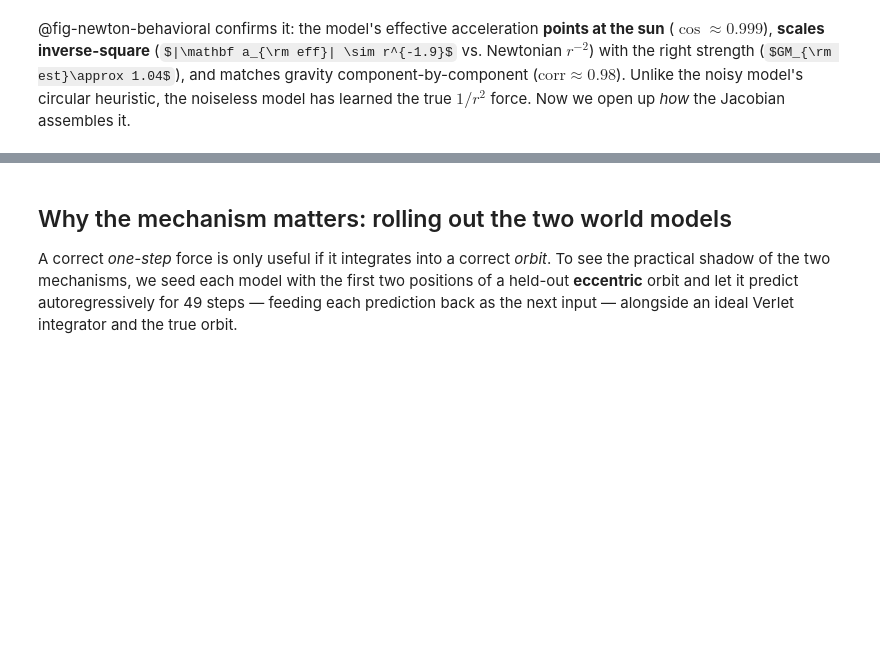
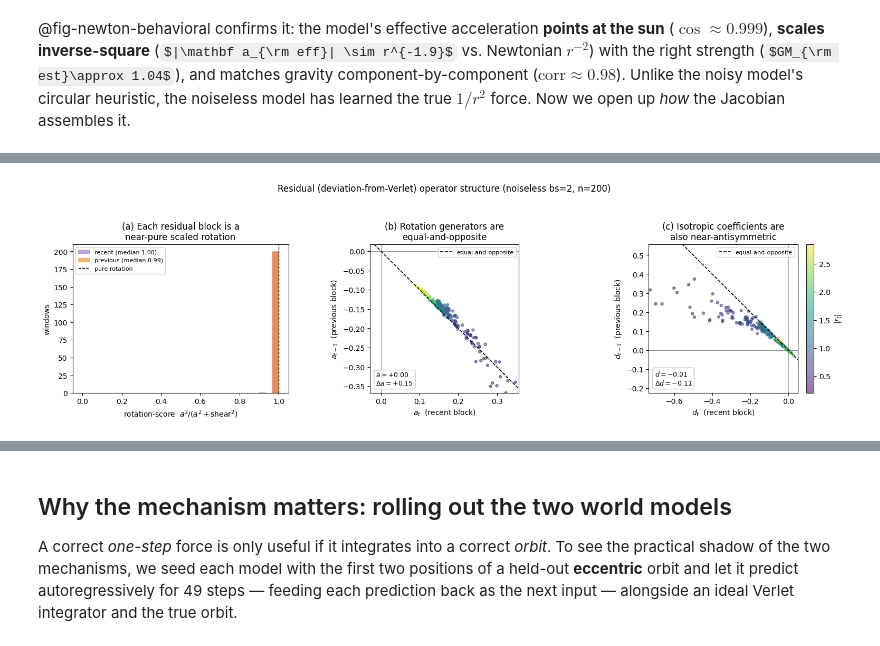
Before and after one commit to Arcadia-Science/world-model-orbits, a Jupyter notebook: index.ipynb, the cells around one changed output, grey strips where cells are left out. Drawn from its saved outputs; the diff is of its cells as text; code cells hidden in the pictures; some formulas as TeX source; blank space fills up the shorter version.

```diff
--- a/index.ipynb
+++ b/index.ipynb
@@ -816,0 +609,84 @@ Putting the two halves together, the short-context transformer solves the same n
+# %%
+#| label: fig-residual-coefficients
+#| fig-cap: "Operator structure of the noiseless deviation-from-Verlet blocks dJ (invariant coefficients only; no gravity projection). (a) The rotation-score a^2/(a^2+shear^2) per block is near 1, so each residual block is a near-pure scaled rotation (shear negligible). (b) The rotation generators of the two blocks lie on a_prev = -a_recent - equal-and-opposite, with common mode a-bar ~ 0. (c) The isotropic coefficients are also near-antisymmetric (d-bar ~ 0). In both, the two tokens' coefficients cancel in the common mode and survive in the difference: the residual is organised antisymmetrically across the pair, the natural form for an operator acting on the velocity r_t - r_{t-1}. Both scatters coloured by radius: coefficients grow toward small r (the 1/r^2 strengthening). A full channel-level decomposition of how this residual reconstructs the force is left to future work."
+#| code-fold: true
+I2 = np.eye(2)
+
+# ── deviation-from-Verlet blocks and their invariant coefficients ──
+dJr = all_blocks[:, T-1] - 2*I2       # recent  block minus Verlet weight +2 I
+dJp = all_blocks[:, T-2] + I2         # previous block minus Verlet weight -1 I
+w_match = NT.sample_orbit_windows(BLOCK_SIZE, N_WINDOWS, seed=SEED, offset=OFFSET)
+assert len(w_match) == len(all_blocks), f"{len(w_match)} vs {len(all_blocks)}"
+radius = np.linalg.norm(w_match[:, -1, :], axis=1)
+
+def coeffs(dJ):
+    d  = 0.5 * (dJ[:, 0, 0] + dJ[:, 1, 1])                 # isotropic (trace/2)
+    a  = 0.5 * (dJ[:, 1, 0] - dJ[:, 0, 1])                 # rotation generator (antisym)
+    od = 0.5 * (dJ[:, 0, 1] + dJ[:, 1, 0])                 # shear, 45-deg component
+    dd = 0.5 * (dJ[:, 0, 0] - dJ[:, 1, 1])                 # shear, axis-aligned component
+    score = a**2 / (a**2 + od**2 + dd**2 + 1e-30)
+    return d, a, score
+
+d_r, a_r, score_r = coeffs(dJr)
+d_p, a_p, score_p = coeffs(dJp)
+
+# common (bar) / differential (delta) modes, medians
+abar, adiff = np.median((a_r + a_p) / 2), np.median((a_r - a_p) / 2)
+dbar, ddiff = np.median((d_r + d_p) / 2), np.median((d_r - d_p) / 2)
+
+fig, axes = plt.subplots(1, 3, figsize=(15.5, 4.7))
+
+# (a) rotation-score histogram --------------------------------------------
+ax = axes[0]
+ax.hist(score_r, bins=30, range=(0, 1), color='tab:purple', alpha=.6,
+        label=f'recent (median {np.median(score_r):.2f})')
+ax.hist(score_p, bins=30, range=(0, 1), color='tab:orange', alpha=.6,
+        label=f'previous (median {np.median(score_p):.2f})')
+ax.axvline(1, color='k', ls='--', lw=1, label='pure rotation')
+ax.set_xlabel(r'rotation-score  $a^2/(a^2+\mathrm{shear}^2)$')
+ax.set_ylabel('windows')
+ax.set_title('(a) Each residual block is a\nnear-pure scaled rotation')
+ax.legend(fontsize=8, loc='upper left')
+
+# (b),(c) mirror scatters -------------------------------------------------
+def mirror_scatter(ax, cx, cy, title, sym, bar, diff, pct=99, pad=0.10):
+    # square box, snug to the data, centred on the cloud, origin kept in frame;
+    # equal aspect so the -45 deg (equal-and-opposite) line reads true
+    x0, x1 = np.percentile(cx, [100-pct, pct]); y0, y1 = np.percentile(cy, [100-pct, pct])
+    x0, x1 = min(x0, 0), max(x1, 0);            y0, y1 = min(y0, 0), max(y1, 0)
+    side = max(x1 - x0, y1 - y0) * (1 + pad)
+    cx0, cy0 = (x0 + x1) / 2, (y0 + y1) / 2
+    xL, xR = cx0 - side/2, cx0 + side/2; yB, yT = cy0 - side/2, cy0 + side/2
+
+    ax.axhline(0, color='gray', lw=.6); ax.axvline(0, color='gray', lw=.6)
+    span = np.linspace(min(xL, yB), max(xR, yT), 10)
+    ax.plot(span, -span, 'k--', lw=1.2, label='equal-and-opposite')
+    ax.scatter(cx, cy, s=13, alpha=.55, c=radius, cmap='viridis')
+    ax.set_xlim(xL, xR); ax.set_ylim(yB, yT); ax.set_aspect('equal')
+    ax.set_xlabel(fr'${sym}_t$  (recent block)')
+    ax.set_ylabel(fr'${sym}_{{t-1}}$  (previous block)')
+    ax.set_title(title)
+    ax.text(.04, .04, fr'$\bar{{{sym}}}={bar:+.2f}$' + '\n' + fr'$\Delta {sym}={diff:+.2f}$',
+            transform=ax.transAxes, fontsize=9, va='bottom',
+            bbox=dict(boxstyle='round', fc='white', ec='0.7', alpha=.8))
+    ax.legend(fontsize=8, loc='upper right')
+
+mirror_scatter(axes[1], a_r, a_p,
+               '(b) Rotation generators are\nequal-and-opposite', 'a', abar, adiff)
+mirror_scatter(axes[2], d_r, d_p,
+               '(c) Isotropic coefficients are\nalso near-antisymmetric', 'd', dbar, ddiff)
+
+# one shared colorbar (radius) for the two scatters
+sc = axes[2].collections[0]
+fig.colorbar(sc, ax=axes[2], fraction=.046, pad=.04, label=r'$|r_t|$')
+
+fig.suptitle(f'Residual (deviation-from-Verlet) operator structure (noiseless bs={BLOCK_SIZE}, n={N_WINDOWS})',
+             fontsize=12)
+fig.tight_layout(rect=[0, 0, 1, 0.93]); plt.show()
+
+print(f"rotation   a-bar={abar:+.3f}  da={adiff:+.3f}   "
+      f"|a-bar|/(|a-bar|+|da|) = {abs(abar)/(abs(abar)+abs(adiff)):.2f}")
+print(f"isotropic  d-bar={dbar:+.3f}  dd={ddiff:+.3f}   "
+      f"|d-bar|/(|d-bar|+|dd|) = {abs(dbar)/(abs(dbar)+abs(ddiff)):.2f}")
+# %% [output]
+[figure, added]
```
Also changed, not shown: parts of 15 cells of this notebook.
